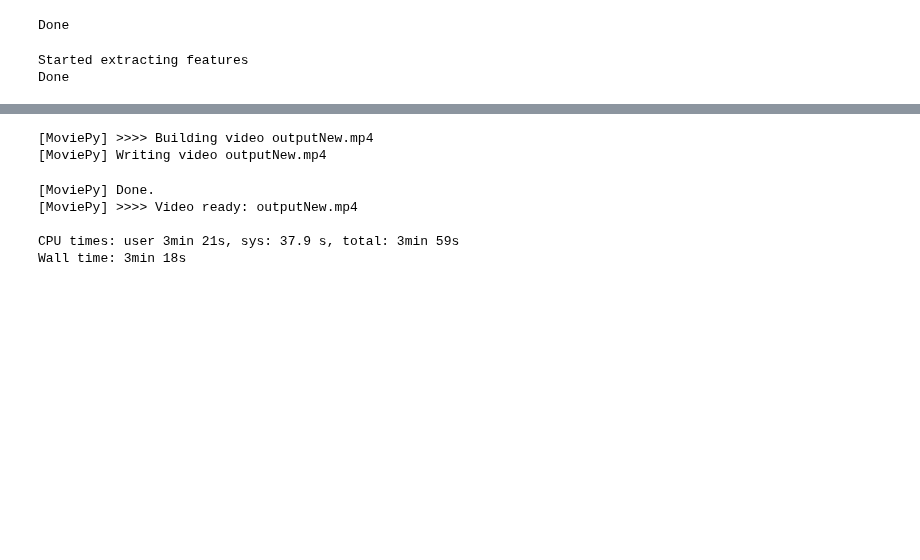
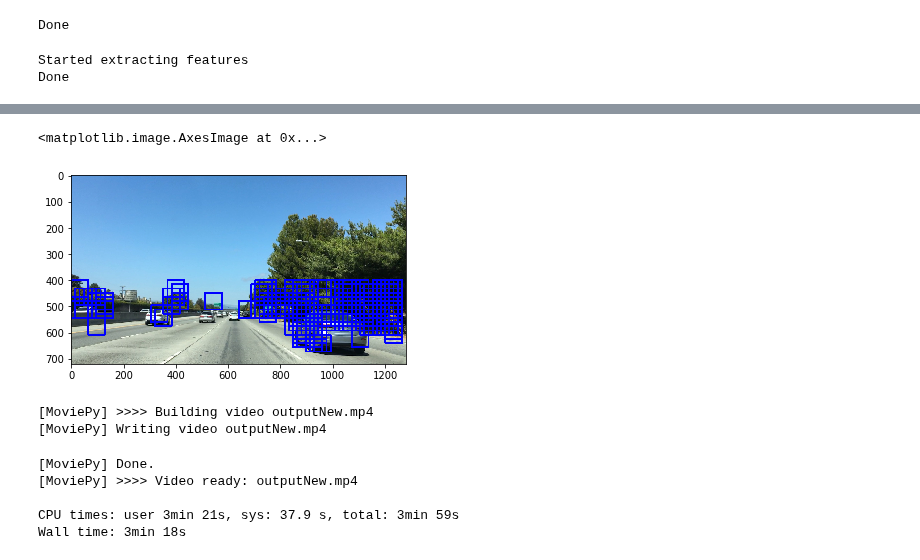
Before and after one commit to ikartiks/CarND-Vehicle-Detection-And-Tracking, a Jupyter notebook: P1.ipynb, the cells around one changed output, grey strips where cells are left out. Saved outputs shown, nothing was run; the diff lists cells and outputs as text; code cells hidden in the pictures; blank space fills up the shorter version.

```diff
--- a/P1.ipynb
+++ b/P1.ipynb
@@ -329,0 +337,3 @@ Done
+# %%
+svc = pickle.load( open( "abc.pkl", "rb" ) )
+print(svc)
@@ -782,3 +823,20 @@ plotting setup done
+# %%
+#Using find cars
+
+image = mpimg.imread('bbox-example-image.jpg')
+
+ystart = 400
+ystop = 700
+scale = 1
+
+#print(ystart,' s9 ', ystop,' s8 ', scale,' 7s ', svc,' s6 ', X_scaler,' s5 ', orient,' s4 ', pix_per_cell,' s3 ', cell_per_block,' s2 ', spatial_size,' s1 ', hist_bins)
+
+out_img = find_cars(image, ystart, ystop, scale, svc, X_scaler, orient, pix_per_cell, cell_per_block, spatial_size, hist_bins)
+
+plt.imshow(out_img)
+# %% [output]
+<matplotlib.image.AxesImage at 0x...>
+[figure, added]
 # %%
 #Processing the video as shown in youtube video by reviewer
 white_output = 'outputNew.mp4'
```
Also changed, not shown: parts of 5 cells of this notebook, 1 other file.
